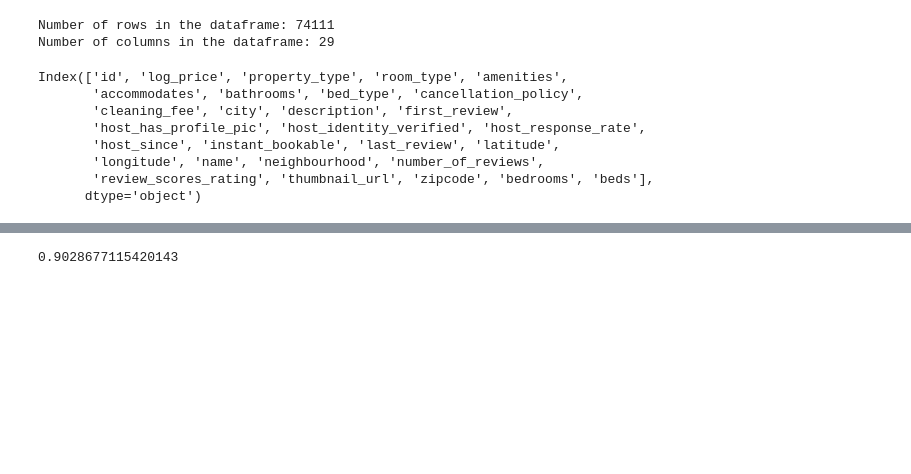
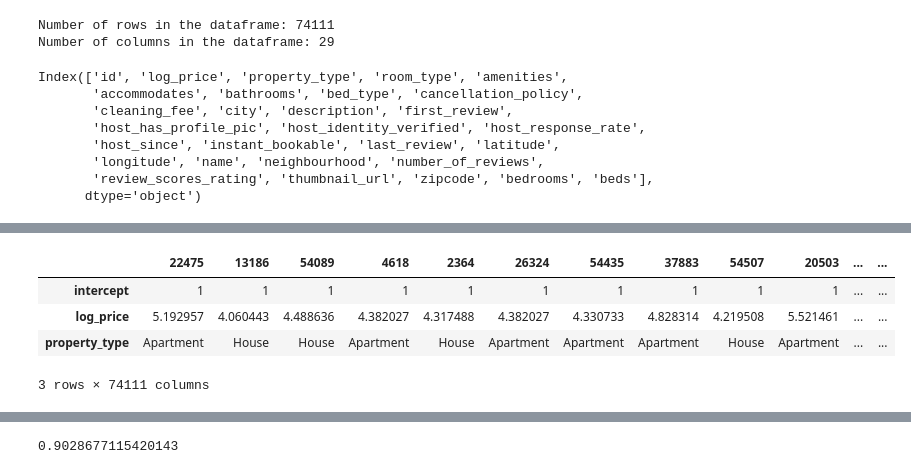
Before and after one commit to Darkling-01/Airbnb-Machine-Learning, a Jupyter notebook: Project_1.ipynb, the cells around one changed output, grey strips where cells are left out. Drawn from its saved outputs; the diff is of its cells as text; code cells hidden in the pictures; blank space fills up the shorter version.

```diff
--- a/Project_1.ipynb
+++ b/Project_1.ipynb
@@ -118 +111,5 @@ y
 74111 rows × 1 columns
+# %%
+X['intercept'] = 1
+X = X[['intercept', 'log_price', 'property_type']]
+X
@@ -119,3 +130,14 @@ y
+# %%
+#Create our x transpose matrix using pandas
+X_T = X.T
+X_T
+#Rows have become the column
+# %% [output]
+|  | 22475 | 13186 | 54089 | 4618 | 2364 | 26324 | 54435 | 37883 | 54507 | 20503 | ... | ... |
+| intercept | 1 | 1 | 1 | 1 | 1 | 1 | 1 | 1 | 1 | 1 | ... | ... |
+| log_price | 5.192957 | 4.060443 | 4.488636 | 4.382027 | 4.317488 | 4.382027 | 4.330733 | 4.828314 | 4.219508 | 5.521461 | ... | ... |
+| property_type | Apartment | House | House | Apartment | House | Apartment | Apartment | Apartment | House | Apartment | ... | ... |
+3 rows × 74111 columns
 # %%
 #visualize the data set
 #train log_price
```
Also changed, not shown: parts of 13 cells of this notebook.
